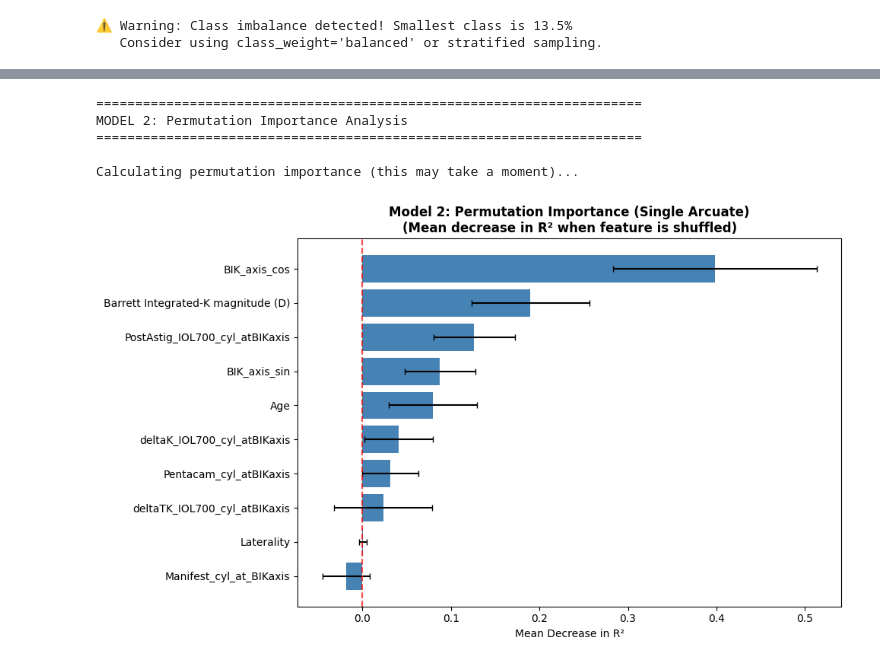
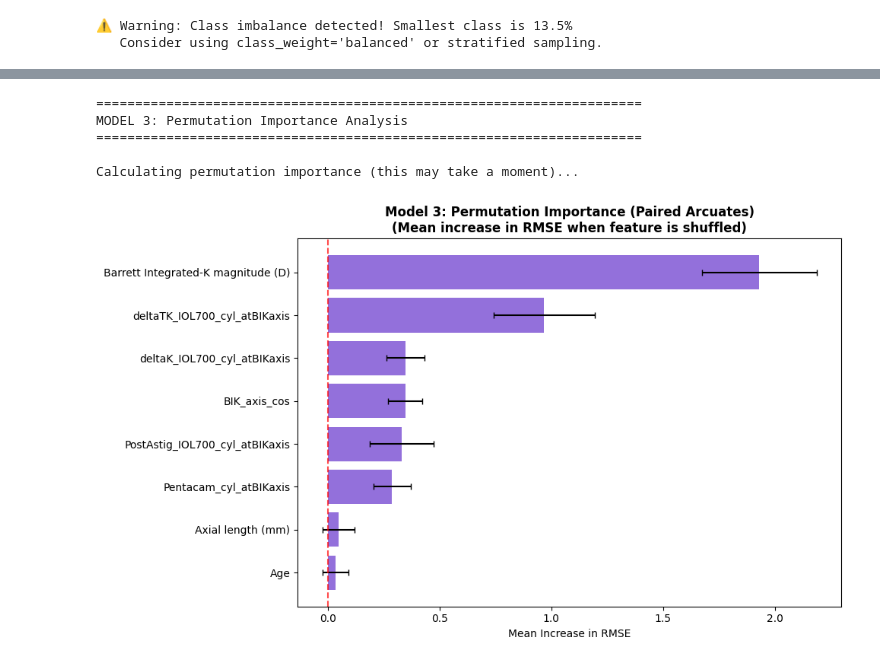
Before and after one commit to wak1616/warringdemo, a Jupyter notebook: data_notebook.ipynb, the cells around one changed output, grey strips where cells are left out. Cells and saved outputs as stored; diff of their text form; code cells hidden in the pictures.

```diff
--- a/data_notebook.ipynb
+++ b/data_notebook.ipynb
@@ -363,0 +411,5 @@ Test set: 284 samples
+# %%
+# MODEL 1: Use pre-determined optimal boosting rounds
+# (Optimal rounds found via prior CV analysis: 45 rounds, CV Log Loss: 0.6522)
+optimal_rounds1 = 45
+print(f"Using optimal boosting rounds: {optimal_rounds1}")
@@ -424,21 +493,22 @@ print("=" * 70)
 print("MODEL 1: Feature Importance")
 print("=" * 70)
 
-# Get feature importances
-importances1 = model1.feature_importances_
+# Get feature importance from native xgb model
+importance1 = model1.get_score(importance_type='gain')
 
 # Create DataFrame for plotting
 feat_imp_df1 = pd.DataFrame({
-    'Feature': X1.columns,
-    'Importance': importances1
+    'Feature': list(importance1.keys()),
+    'Importance': list(importance1.values())
 }).sort_values('Importance', ascending=True)
 
 # Plot
 fig, ax = plt.subplots(figsize=(10, 6))
+colors = plt.cm.Blues(feat_imp_df1['Importance'] / feat_imp_df1['Importance'].max())
 feat_imp_df1.plot(kind='barh', x='Feature', y='Importance', ax=ax,
-                  legend=False, color='steelblue')
-ax.set_title('Model 1: XGBoost Feature Importance', fontsize=12, fontweight='bold')
-ax.set_xlabel('Importance')
+                  legend=False, color=colors)
+ax.set_title('Model 1: XGBoost Feature Importance (Gain)', fontsize=12, fontweight='bold')
+ax.set_xlabel('Importance (Gain)')
 ax.set_ylabel('')
 plt.tight_layout()
 plt.show()
@@ -888,52 +1230,67 @@ Feature Importance Ranking:
 # %%
-# MODEL 2: Permutation Importance Analysis (more robust than built-in importance)
-from sklearn.inspection import permutation_importance
-
+# MODEL 3: Permutation Importance Analysis
 print("=" * 70)
-print("MODEL 2: Permutation Importance Analysis")
+print("MODEL 3: Permutation Importance Analysis")
 print("=" * 70)
 print("\nCalculating permutation importance (this may take a moment)...")
 
-# Calculate permutation importance on test set
-perm_importance = permutation_importance(model2, X2_test, y2_test, n_repeats=30, random_state=42)
+# Manual permutation importance for native xgb.Booster
+n_repeats = 30
+baseline_rmse3 = np.sqrt(mean_squared_error(y3_test, model3.predict(dtest3)))
 
-# Create DataFrame for permutation importance
-perm_imp_df = pd.DataFrame({
-    'Feature': X2.columns,
-    'Importance_Mean': perm_importance.importances_mean,
-    'Importance_Std': perm_importance.importances_std
-}).sort_values('Importance_Mean', ascending=True)
+perm_results3 = {'Feature': [], 'Importance_Mean': [], 'Importance_Std': []}
+
+for col_idx, col_name in enumerate(X3.columns):
+    scores = []
+    for _ in range(n_repeats):
+        # Create a copy of test data
+        X3_test_perm = X3_test.copy()
+        # Shuffle the column
+        X3_test_perm[col_name] = np.random.permutation(X3_test_perm[col_name].values)
+        # Create DMatrix and predict
+        dtest_perm3 = xgb.DMatrix(X3_test_perm, label=y3_test)
+        y_pred_perm3 = model3.predict(dtest_perm3)
+        # Calculate RMSE increase (higher = more important)
+        perm_rmse = np.sqrt(mean_squared_error(y3_test, y_pred_perm3))
+        scores.append(perm_rmse - baseline_rmse3)
+
+    perm_results3['Feature'].append(col_name)
+    perm_results3['Importance_Mean'].append(np.mean(scores))
+    perm_results3['Importance_Std'].append(np.std(scores))
+
+# Create DataFrame
+perm_imp_df3 = pd.DataFrame(perm_results3).sort_values('Importance_Mean', ascending=True)
 
 # Plot permutation importance
 fig, ax = plt.subplots(figsize=(10, 6))
-ax.barh(perm_imp_df['Feature'], perm_imp_df['Importance_Mean'],
-        xerr=perm_imp_df['Importance_Std'], color='steelblue', capsize=3)
+ax.barh(perm_imp_df3['Feature'], perm_imp_df3['Importance_Mean'],
+        xerr=perm_imp_df3['Importance_Std'], color='mediumpurple', capsize=3)
 ax.axvline(x=0, color='red', linestyle='--', alpha=0.7)
-ax.set_title('Model 2: Permutation Importance (Single Arcuate)\n(Mean decrease in R² when feature is shuffled)',
+ax.set_title('Model 3: Permutation Importance (Paired Arcuates)\n(Mean increase in RMSE when feature is shuffled)',
              fontsize=12, fontweight='bold')
-ax.set_xlabel('Mean Decrease in R²')
+ax.set_xlabel('Mean Increase in RMSE')
 ax.set_ylabel('')
 plt.tight_layout()
 plt.show()
 
 # Print ranked features with interpretation
 print("\nPermutation Importance Ranking:")
 print("-" * 70)
-print(f"{'Feature':<45} {'Mean Δ R²':>12} {'Std':>10}")
+print(f"{'Feature':<45} {'Mean Δ RMSE':>12} {'Std':>10}")
 print("-" * 70)
-for idx, row in perm_imp_df.sort_values('Importance_Mean', ascending=False).iterrows():
+for idx, row in perm_imp_df3.sort_values('Importance_Mean', ascending=False).iterrows():
     indicator = ""
     if row['Importance_Mean'] < 0:
         indicator = " ← potentially harmful"
-    elif row['Importance_Mean'] < 0.005:
+    elif row['Importance_Mean'] < 0.05:
         indicator = " ← low importance"
     print(f"  {row['Feature']:<43} {row['Importance_Mean']:>10.4f}  {row['Importance_Std']:>8.4f}{indicator}")
 # %% [output]
 ======================================================================
-MODEL 2: Permutation Importance Analysis
+MODEL 3: Permutation Importance Analysis
 ======================================================================
 
 Calculating permutation importance (this may take a moment)...
-[figure, old version]
+[figure, new version]
 Permutation Importance Ranking:
 ----------------------------------------------------------------------
```
Also changed, not shown: parts of 39 cells of this notebook, 14 other files.
